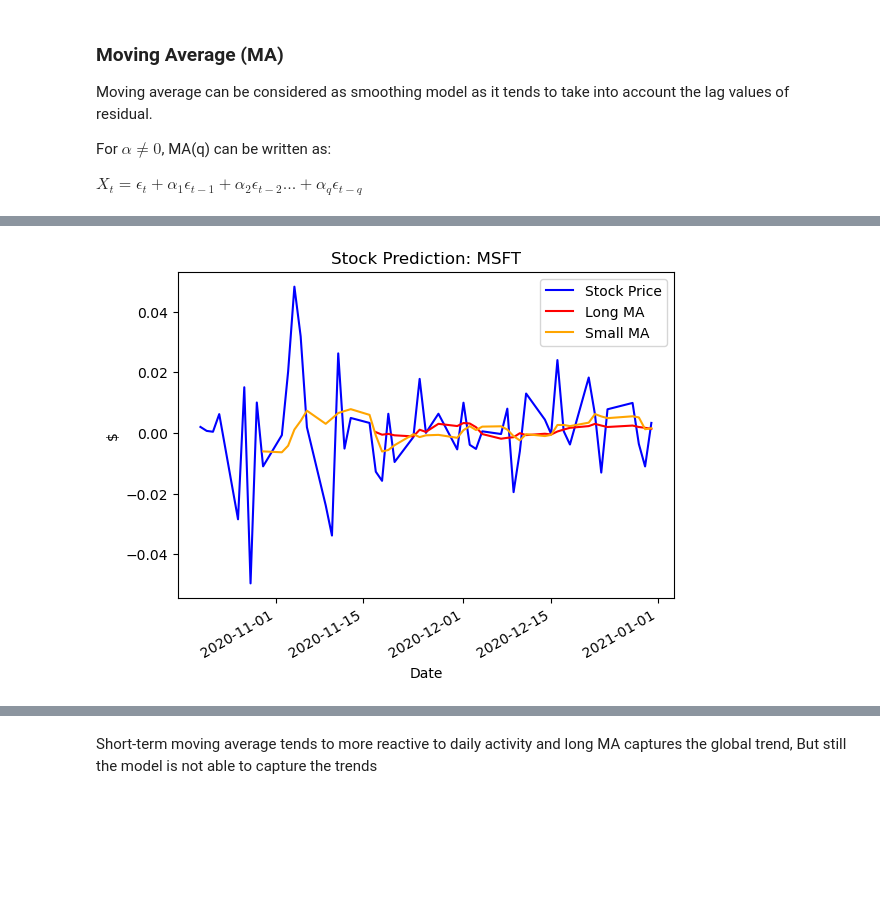
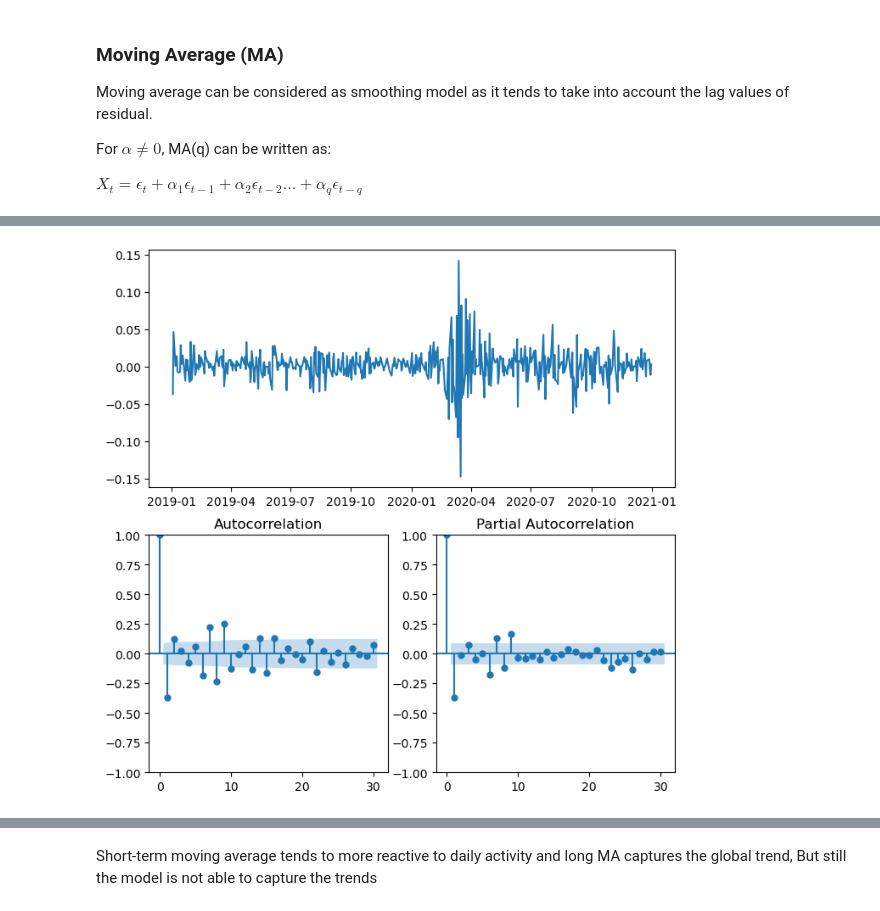
Before and after one commit to ansingh16/risk-management, a Jupyter notebook: Time_series_analysis.ipynb, the cells around one changed output, grey strips where cells are left out. Cells and saved outputs as stored; diff of their text form; code cells hidden in the pictures; blank space fills up the shorter version.

```diff
--- a/Time_series_analysis.ipynb
+++ b/Time_series_analysis.ipynb
@@ -110,5 +112,0 @@ The data is stationary
-# %%
-fig, ax = plt.subplots(1, 1)
-plt.tight_layout()
-sm.graphics.tsa.plot_acf(ticker_train,lags=30, ax=ax, title=f'{ticker}')
-plt.show()
@@ -139,21 +113,19 @@ plt.show()
-# %%
-# get small and long moving average
-small_ma = ticker_test.rolling(window=9).mean()
-long_ma = ticker_test.rolling(window=21).mean()
-
-#plot
-fig, ax = plt.subplots(1, 1)
-ax.plot(ticker_test.loc[start_date:end_date].index,ticker_test.loc[start_date:end_date],label='Stock Price',c='b')
-ax.plot(long_ma.loc[start_date:end_date].index,long_ma.loc[start_date:end_date],
-label = 'Long MA',c='r')
-ax.plot(small_ma.loc[start_date:end_date].index,small_ma.loc[start_date:end_date],
-label = 'Small MA',c='orange')
-
-ax.legend(loc='best')
-ax.set_ylabel('$')
-ax.set_xlabel('Date')
-ax.set_title(f'Stock Prediction: {ticker}')
-plt.gcf().autofmt_xdate()
-plt.show()
-# %% [output]
-[figure, removed]
+# %%
+
+def ts_plots(data,lags):
+    mosaic = """
+    AA
+    BC
+    """
+    fig = plt.figure(figsize=(8,8))
+    ax = fig.subplot_mosaic(mosaic)
+    ax['A'].plot(data)
+    sm.graphics.tsa.plot_acf(returns.dropna(),ax=ax['B'],lags=lags)
+    sm.graphics.tsa.plot_pacf(returns.dropna(),ax=ax['C'],lags=lags)
+
+    fig.subplots_adjust()
+
+ts_plots(returns,lags=30)
+plt.show()
+# %% [output]
+[figure, added]
```
Also changed, not shown: parts of 46 cells of this notebook.
